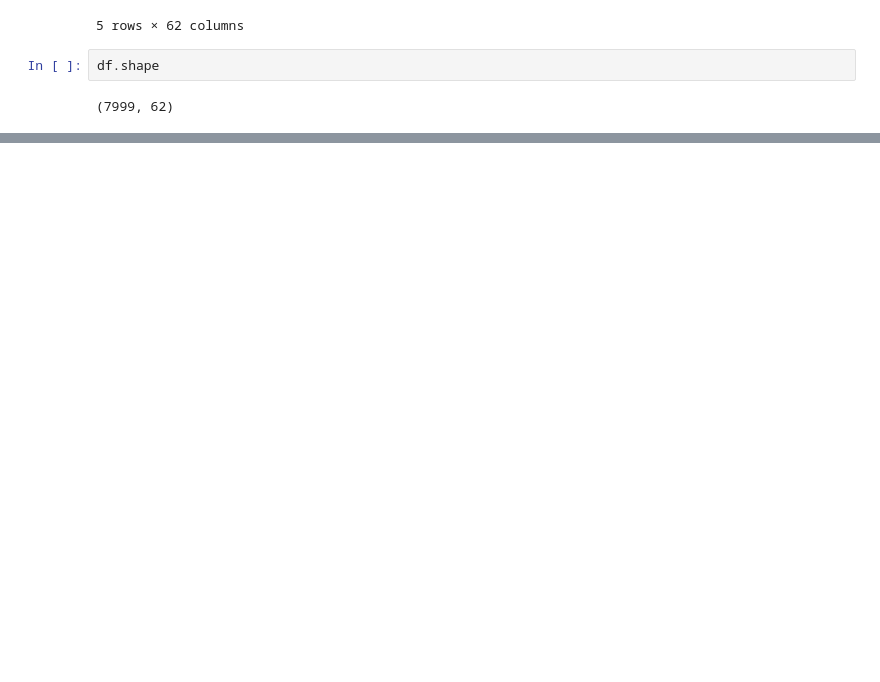
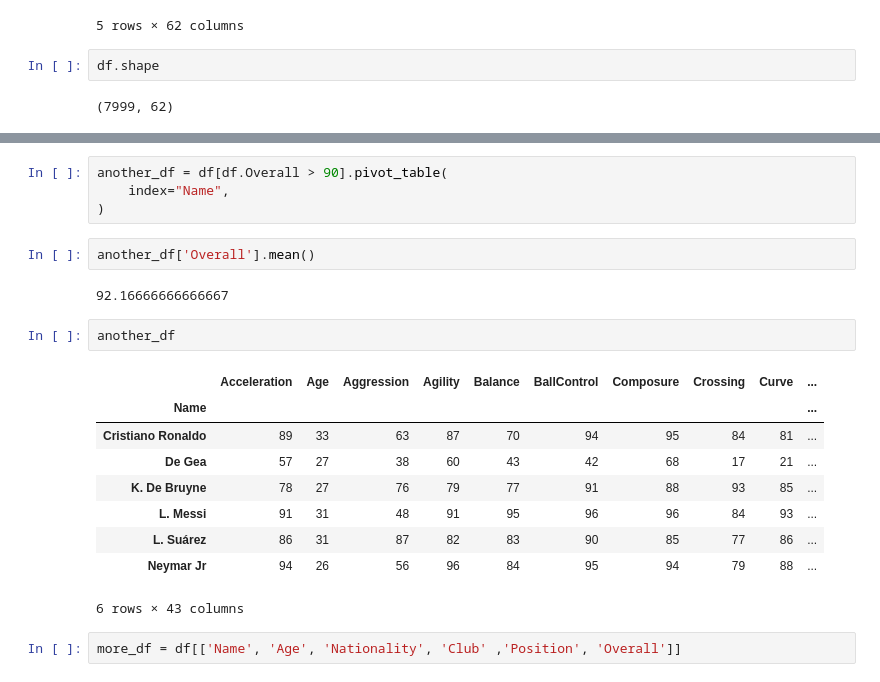
Before and after one commit to matiascabrejos/IA-Humai, a Jupyter notebook: repaso_2.ipynb, the cells around one changed output, grey strips where cells are left out. Cells and saved outputs as stored; diff of their text form; blank space fills up the shorter version.

```diff
--- a/repaso_2.ipynb
+++ b/repaso_2.ipynb
@@ -33,0 +68,22 @@ df.shape
+# %%
+another_df = df[df.Overall > 90].pivot_table(
+    index="Name",
+)
+# %%
+another_df['Overall'].mean()
+# %% [output]
+92.16666666666667
+# %%
+another_df
+# %% [output]
+|  | Acceleration | Age | Aggression | Agility | Balance | BallControl | Composure | Crossing | Curve | ... |
+| Name |  |  |  |  |  |  |  |  |  | ... |
+| Cristiano Ronaldo | 89 | 33 | 63 | 87 | 70 | 94 | 95 | 84 | 81 | ... |
+| De Gea | 57 | 27 | 38 | 60 | 43 | 42 | 68 | 17 | 21 | ... |
+| K. De Bruyne | 78 | 27 | 76 | 79 | 77 | 91 | 88 | 93 | 85 | ... |
+| L. Messi | 91 | 31 | 48 | 91 | 95 | 96 | 96 | 84 | 93 | ... |
+| L. Suárez | 86 | 31 | 87 | 82 | 83 | 90 | 85 | 77 | 86 | ... |
+| Neymar Jr | 94 | 26 | 56 | 96 | 84 | 95 | 94 | 79 | 88 | ... |
+6 rows × 43 columns
+# %%
+more_df = df[['Name', 'Age', 'Nationality', 'Club' ,'Position', 'Overall']]
```
Also changed, not shown: parts of 9 cells of this notebook.
